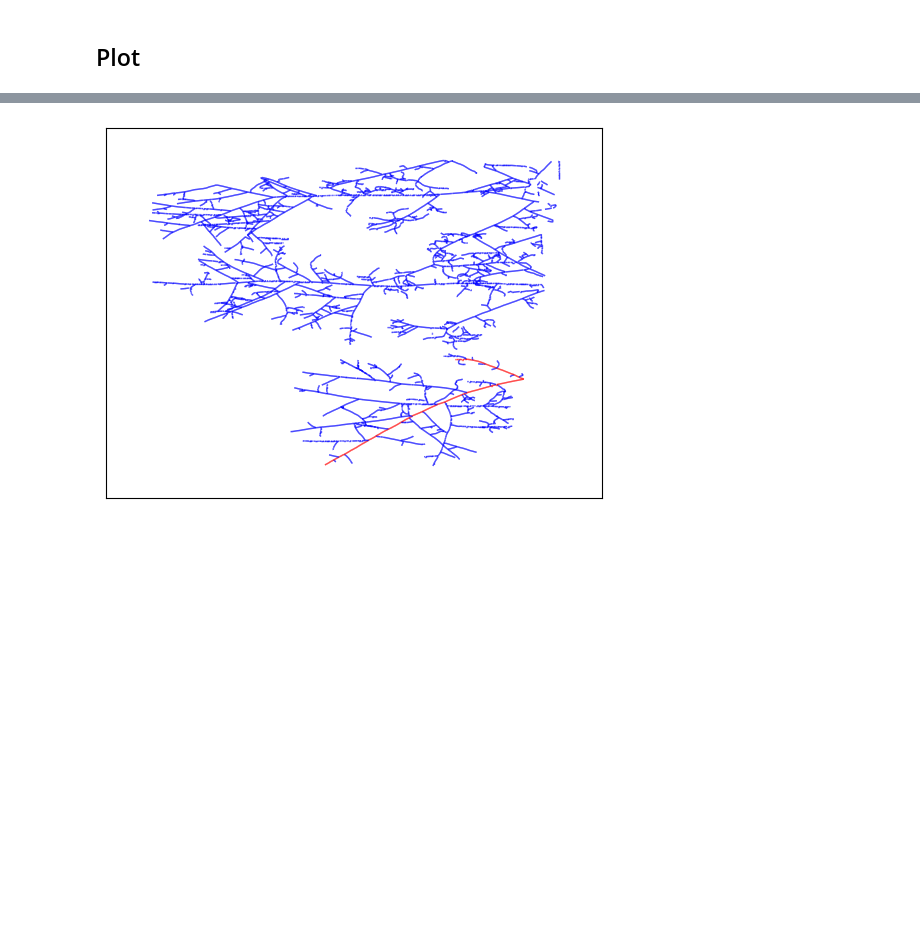
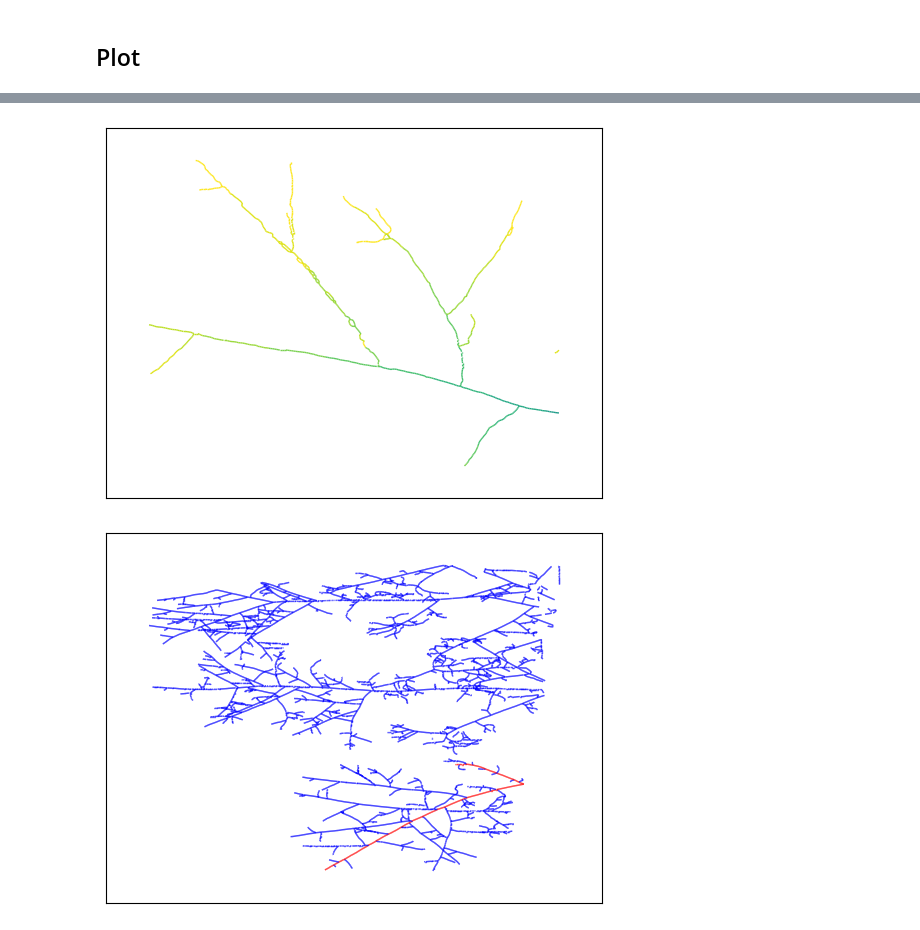
Before and after one commit to amin942001/STHype, a Jupyter notebook: examples/amftrack.ipynb, the cells around one changed output, grey strips where cells are left out. Drawn from its saved outputs; the diff is of its cells as text; code cells hidden in the pictures; blank space fills up the shorter version.

```diff
--- a/examples/amftrack.ipynb
+++ b/examples/amftrack.ipynb
@@ -167,3 +167,7 @@ plot_spatial_temporal_graph(spatial_temporal_graph, color_group='hyperedge', reg
+# %%
+plot_spatial_temporal_graph(spatial_temporal_graph, color_group='activation', region=((21000, 40000), (23000, 42000)), time=20)
+# %% [output]
+[figure, added]
 # %%
 plot_spatial_temporal_graph(spatial_temporal_graph, color_group=4)
 # %% [output]
```
Also changed, not shown: parts of 22 cells of this notebook, 1 other file.
